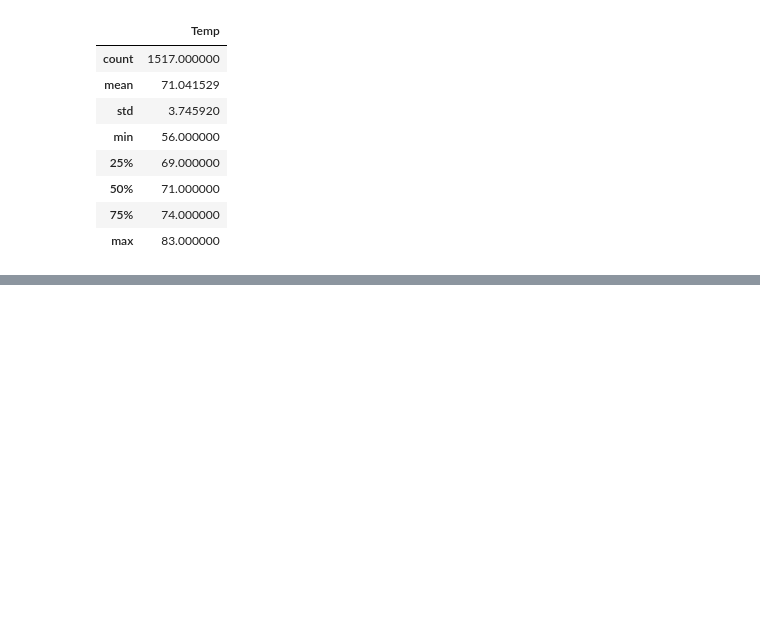
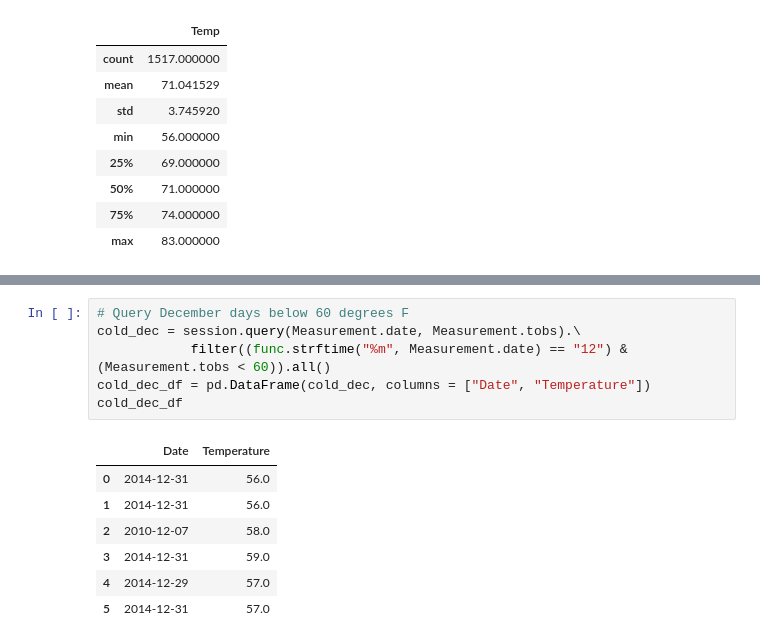
Before and after one commit to sffriesen/surfs_up, a Jupyter notebook: SurfsUp_Challenge.ipynb, the cells around one changed output, grey strips where cells are left out. Drawn from its saved outputs; the diff is of its cells as text; blank space fills up the shorter version.

```diff
--- a/SurfsUp_Challenge.ipynb
+++ b/SurfsUp_Challenge.ipynb
@@ -139,0 +177,14 @@ dec_temps_df.describe()
+# %%
+# Query December days below 60 degrees F
+cold_dec = session.query(Measurement.date, Measurement.tobs).\
+            filter((func.strftime("%m", Measurement.date) == "12") & (Measurement.tobs < 60)).all()
+cold_dec_df = pd.DataFrame(cold_dec, columns = ["Date", "Temperature"])
+cold_dec_df
+# %% [output]
+|  | Date | Temperature |
+| 0 | 2014-12-31 | 56.0 |
+| 1 | 2014-12-31 | 56.0 |
+| 2 | 2010-12-07 | 58.0 |
+| 3 | 2014-12-31 | 59.0 |
+| 4 | 2014-12-29 | 57.0 |
+| 5 | 2014-12-31 | 57.0 |
```
Also changed, not shown: parts of 5 cells of this notebook, 5 other files.
